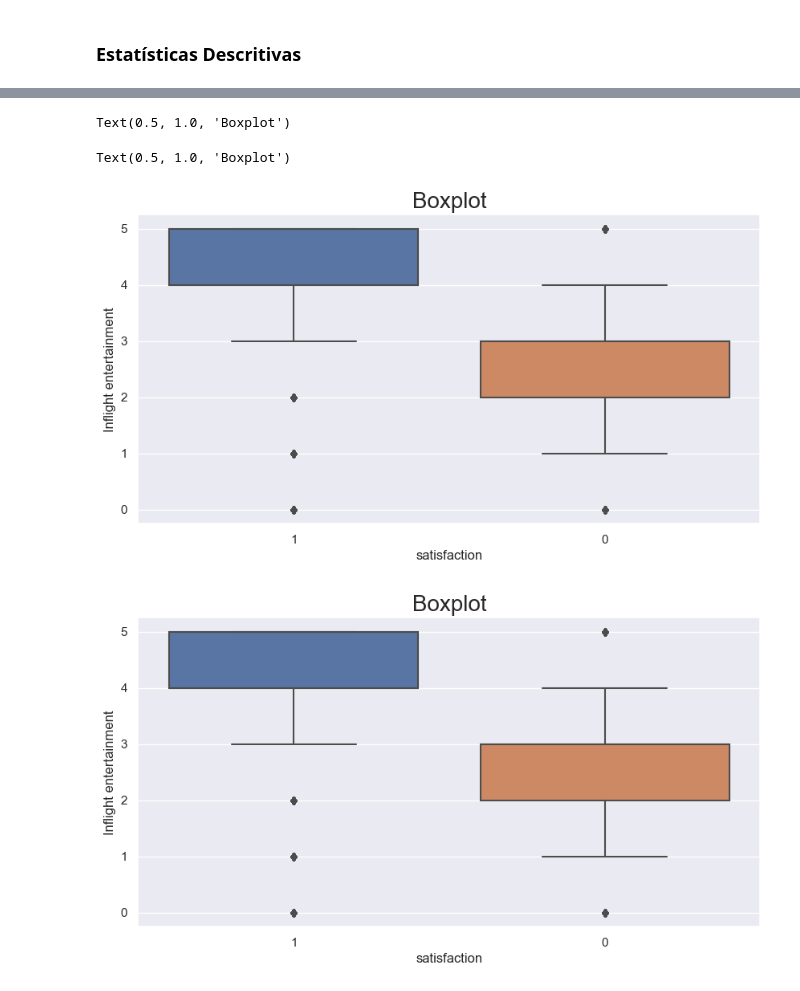
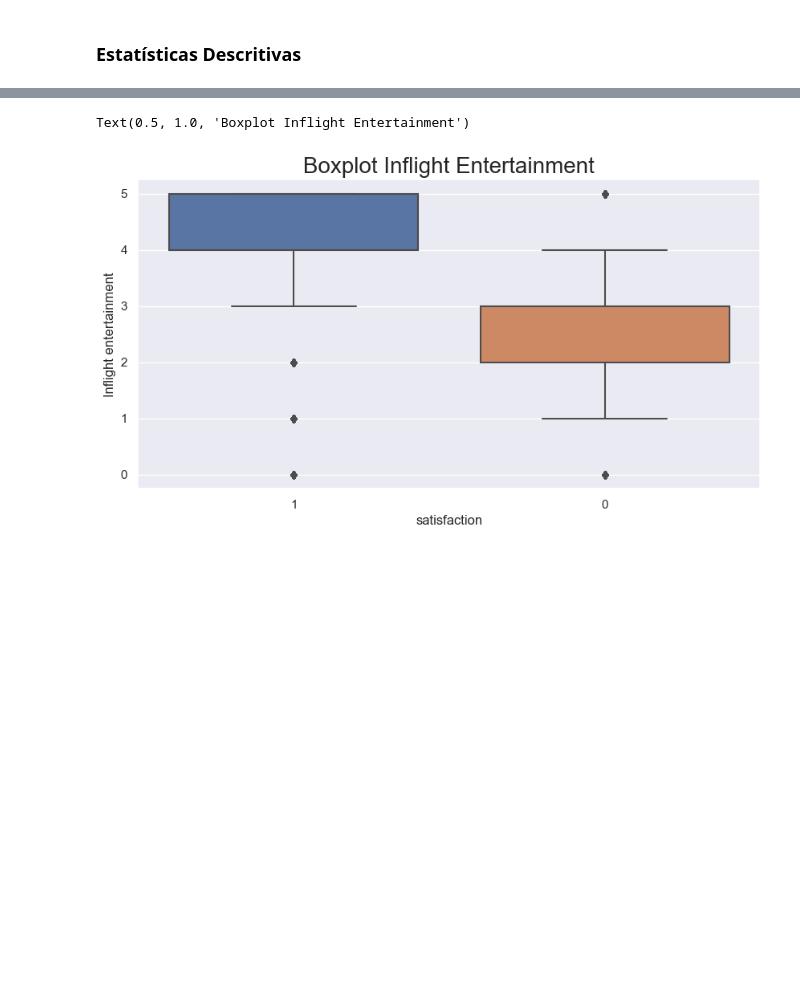
Before and after one commit to liliansom/ML_CustomerSatisfaction, a Jupyter notebook: Dataset_analysis.ipynb, the cells around one changed output, grey strips where cells are left out. Cells and saved outputs as stored; diff of their text form; code cells hidden in the pictures; blank space fills up the shorter version.

```diff
--- a/Dataset_analysis.ipynb
+++ b/Dataset_analysis.ipynb
@@ -9,3 +7,6 @@ data = pd.read_csv('data/Invistico_Airline.csv', sep=',')
+# %%
+url = 'https://raw.githubusercontent.com/liliansom/ML_CustomerSatisfaction/main/data/Invistico_Airline.csv'
+data = pd.read_csv(url)
 # %%
 data.head()
 # %% [output]
@@ -226,13 +214,11 @@ Index(['satisfaction', 'Gender', 'Customer Type', 'Age', 'Type of Travel',
 # %%
 plt.figure(figsize=(10,5))
 
 ax = sns.boxplot(data=data, x='satisfaction', y='Inflight entertainment')
-ax.set_title('Boxplot', fontsize=20)
+ax.set_title('Boxplot Inflight Entertainment', fontsize=20)
 # %% [output]
-Text(0.5, 1.0, 'Boxplot')
+Text(0.5, 1.0, 'Boxplot Inflight Entertainment')
-Text(0.5, 1.0, 'Boxplot')
-[figure, old version]
+[figure, new version]
-[figure, removed]
 # %%
 plt.figure(figsize=(10,5))
 
```
Also changed, not shown: parts of 18 cells of this notebook.
